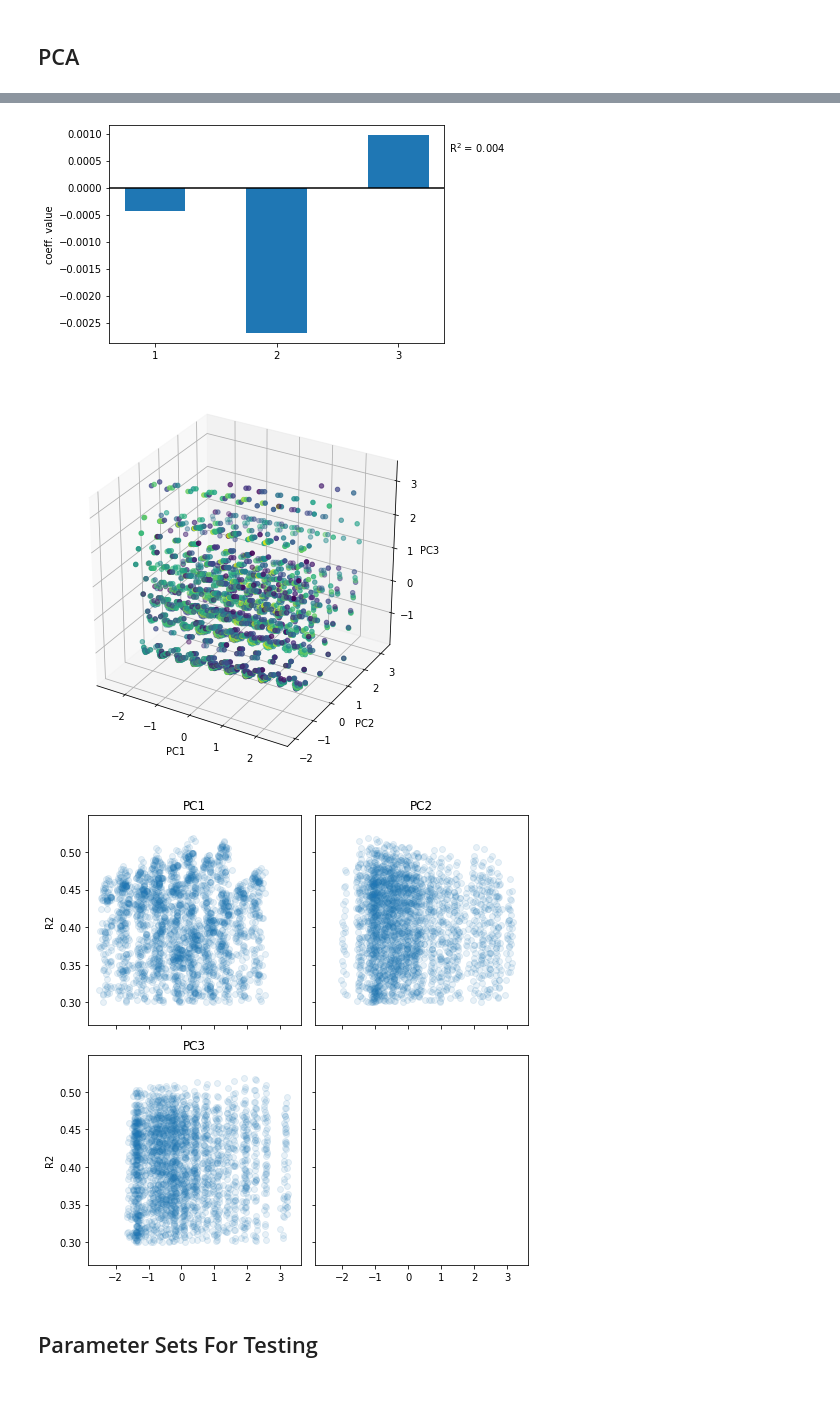
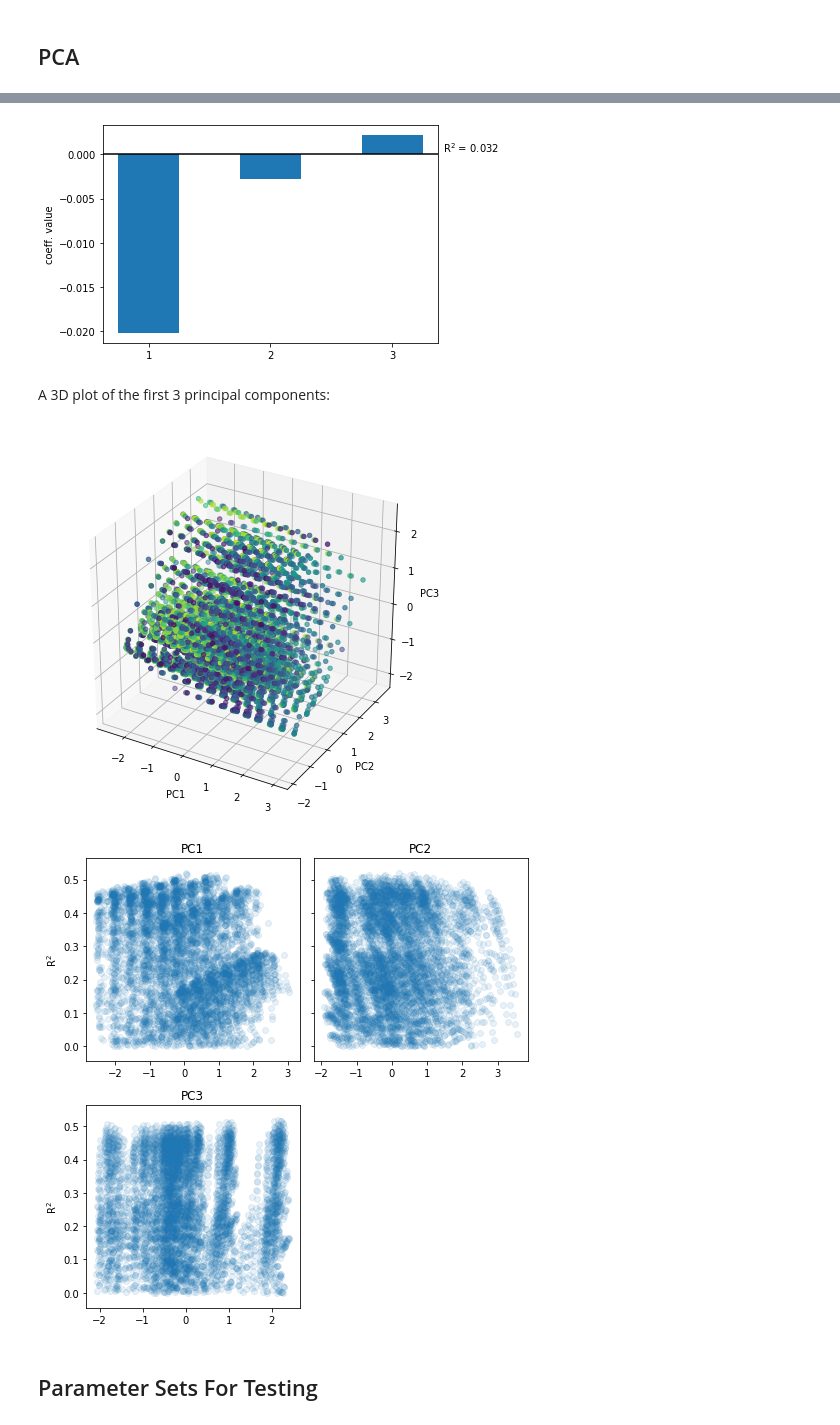
Before and after one commit to Swanson-Hysell-Group/GEOCLIM_Modern, a Jupyter notebook: Code/GEOCLIM_parameter_exploration.ipynb, the cells around one changed output, grey strips where cells are left out. Saved outputs shown, nothing was run; the diff lists cells and outputs as text; code cells hidden in the pictures; blank space fills up the shorter version.

```diff
--- a/Code/GEOCLIM_parameter_exploration.ipynb
+++ b/Code/GEOCLIM_parameter_exploration.ipynb
@@ -619,5 +623,5 @@ Filter based on r$^{2}$:
 # %%
-drop_inds = np.argwhere(filt_r2s<=0.3).flatten()
+drop_inds = np.argwhere(filt_r2s<=0.0).flatten()
 
 best_filt_basin_model = filt_basin_model.copy()
 best_filt_basin_model.drop(drop_inds, inplace=True)
@@ -844,7 +859,9 @@ ax.set_xticklabels(index+1)
 
 plt.show(fig)
 # %% [output]
-[figure, old version]
+[figure, new version]
+# %% [markdown]
+A 3D plot of the first 3 principal components:
 # %%
 fig = plt.figure(figsize=(7,7))
 ax = fig.add_subplot(111, projection='3d')
@@ -857,29 +874,31 @@ ax.set_zlabel('PC3')
 
 plt.show()
 # %% [output]
-[figure, old version]
+[figure, new version]
 # %%
-fig, ax = plt.subplots(nrows=2, ncols=2, figsize=(7,7), sharey=True, sharex=True)
+fig, ax = plt.subplots(nrows=2, ncols=2, figsize=(7,7), sharey=True)
 
 ax = ax.flatten()
 
 alpha=0.1
 
 ax[0].scatter(PCA_Y[:,0], best_filt_r2s, alpha=alpha)
 ax[0].set_title('PC1')
-ax[0].set_ylabel('R2')
+ax[0].set_ylabel('R$^{2}$')
 
 ax[1].scatter(PCA_Y[:,1], best_filt_r2s, alpha=alpha)
 ax[1].set_title('PC2')
 
 ax[2].scatter(PCA_Y[:,2], best_filt_r2s, alpha=alpha)
 ax[2].set_title('PC3')
-ax[2].set_ylabel('R2')
+ax[2].set_ylabel('R$^{2}$')
+
+ax[3].axis('off')
 
 fig.tight_layout()
 plt.show(fig)
 # %% [output]
-[figure, old version]
+[figure, new version]
 # %% [markdown]
 ## Parameter Sets For Testing
 # %% [markdown]
```
Also changed, not shown: parts of 28 cells of this notebook, 1 other file.
